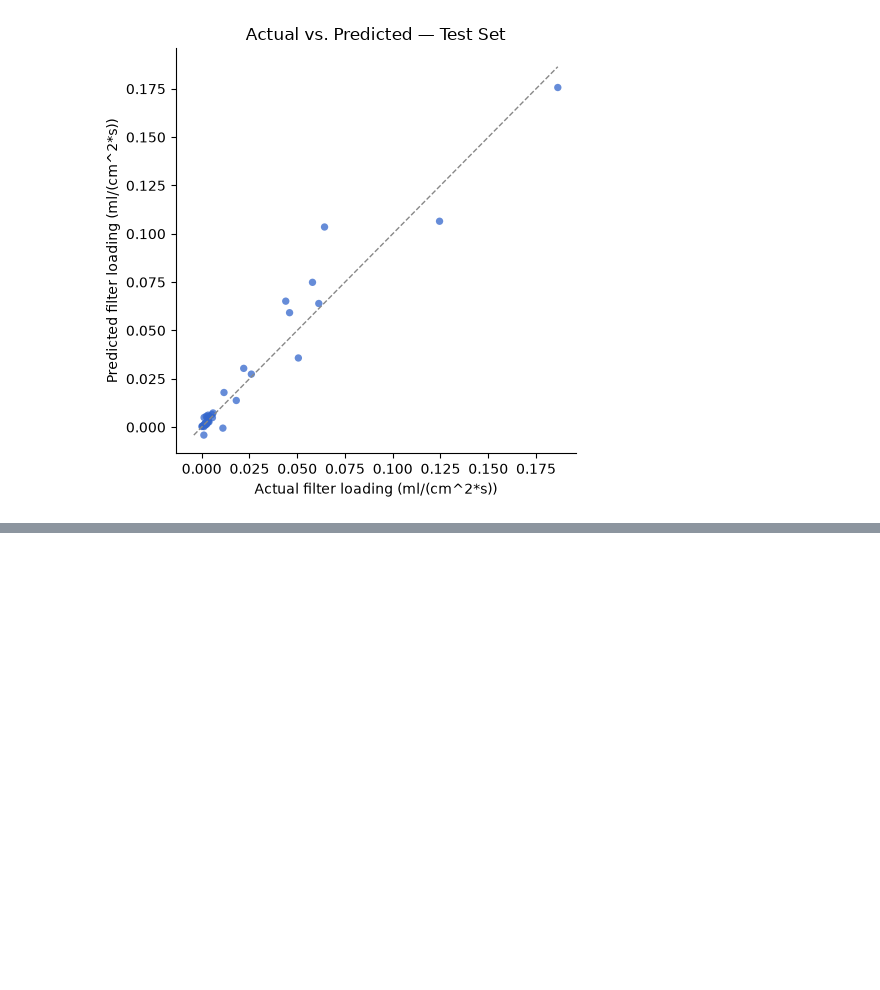
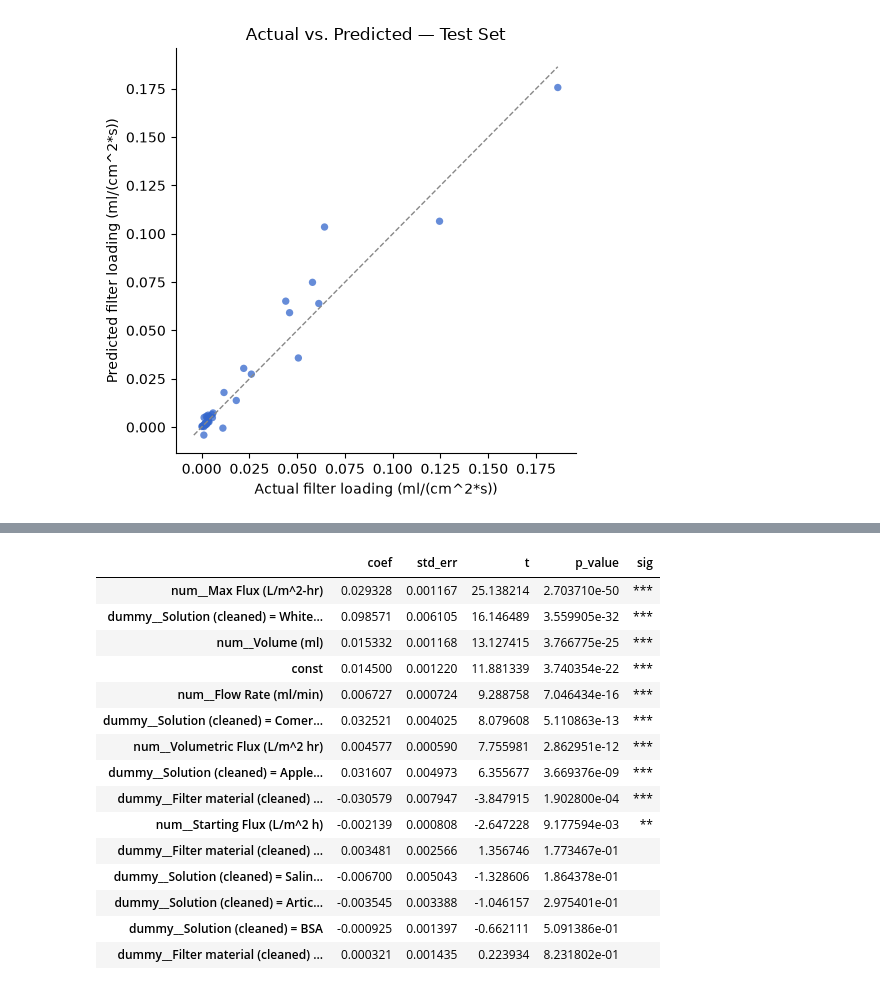
Before and after one commit to angelazzhou110-ctrl/donaldson, a Jupyter notebook: multi_lin_regression.ipynb, the cells around one changed output, grey strips where cells are left out. Cells and saved outputs as stored; diff of their text form; code cells hidden in the pictures; blank space fills up the shorter version.

```diff
--- a/multi_lin_regression.ipynb
+++ b/multi_lin_regression.ipynb
@@ -268,0 +368,7 @@ plt.show()
+# %%
+reduced_feature_names = reduced_model.named_steps["preprocess"].get_feature_names_out()
+reduced_coefs = pd.Series(
+    reduced_model.named_steps["regressor"].coef_, index=reduced_feature_names
+).sort_values(key=abs, ascending=False)
+
+reduced_coefs
@@ -268,0 +395,33 @@ plt.show()
+# %%
+X_train_r_design = sm.add_constant(
+    reduced_model.named_steps["preprocess"].transform(X_train_r)
+)
+reduced_ols_names = ["const"] + list(reduced_feature_names)
+
+reduced_ols_model = sm.OLS(y_train_r.to_numpy(), X_train_r_design).fit()
+
+reduced_significance = pd.DataFrame({
+    "coef": reduced_ols_model.params,
+    "std_err": reduced_ols_model.bse,
+    "t": reduced_ols_model.tvalues,
+    "p_value": reduced_ols_model.pvalues,
+}, index=reduced_ols_names)
+reduced_significance["sig"] = reduced_significance["p_value"].apply(stars)
+reduced_significance.sort_values("p_value")
+# %% [output]
+|  | coef | std_err | t | p_value | sig |
+| num__Max Flux (L/m^2-hr) | 0.029328 | 0.001167 | 25.138214 | 2.703710e-50 | *** |
+| dummy__Solution (cleaned) = White... | 0.098571 | 0.006105 | 16.146489 | 3.559905e-32 | *** |
+| num__Volume (ml) | 0.015332 | 0.001168 | 13.127415 | 3.766775e-25 | *** |
+| const | 0.014500 | 0.001220 | 11.881339 | 3.740354e-22 | *** |
+| num__Flow Rate (ml/min) | 0.006727 | 0.000724 | 9.288758 | 7.046434e-16 | *** |
+| dummy__Solution (cleaned) = Comer... | 0.032521 | 0.004025 | 8.079608 | 5.110863e-13 | *** |
+| num__Volumetric Flux (L/m^2 hr) | 0.004577 | 0.000590 | 7.755981 | 2.862951e-12 | *** |
+| dummy__Solution (cleaned) = Apple... | 0.031607 | 0.004973 | 6.355677 | 3.669376e-09 | *** |
+| dummy__Filter material (cleaned) ... | -0.030579 | 0.007947 | -3.847915 | 1.902800e-04 | *** |
+| num__Starting Flux (L/m^2 h) | -0.002139 | 0.000808 | -2.647228 | 9.177594e-03 | ** |
+| dummy__Filter material (cleaned) ... | 0.003481 | 0.002566 | 1.356746 | 1.773467e-01 |  |
+| dummy__Solution (cleaned) = Salin... | -0.006700 | 0.005043 | -1.328606 | 1.864378e-01 |  |
+| dummy__Solution (cleaned) = Artic... | -0.003545 | 0.003388 | -1.046157 | 2.975401e-01 |  |
+| dummy__Solution (cleaned) = BSA | -0.000925 | 0.001397 | -0.662111 | 5.091386e-01 |  |
+| dummy__Filter material (cleaned) ... | 0.000321 | 0.001435 | 0.223934 | 8.231802e-01 |  |
```
Also changed, not shown: parts of 10 cells of this notebook.
